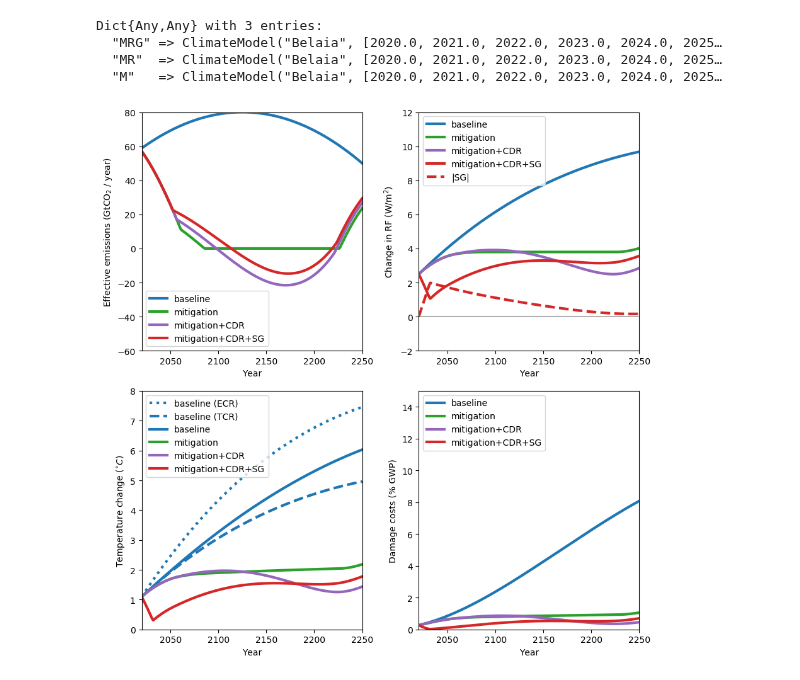
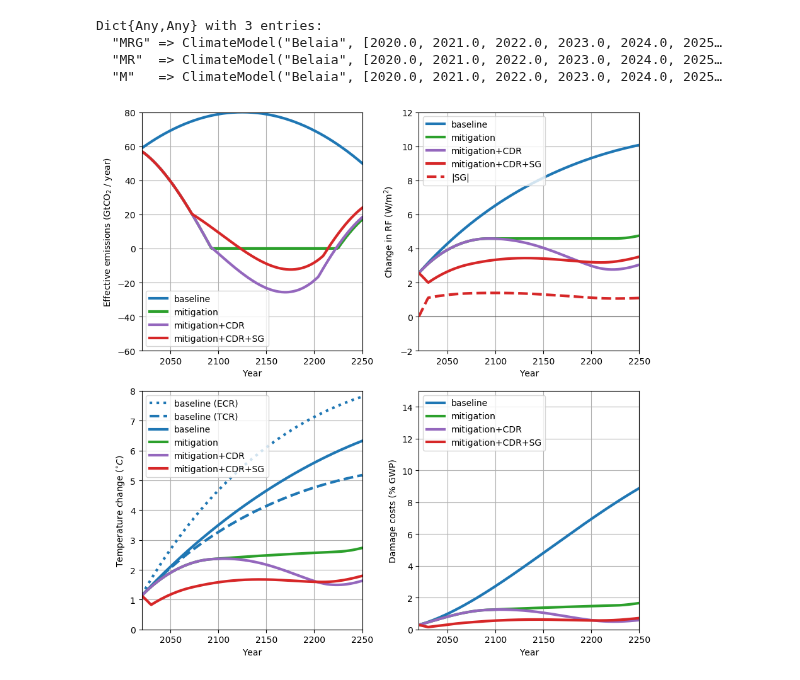
Before and after one commit to hdrake/OptimizeClimate, a Jupyter notebook: notebooks/R_replicate_Belaia.ipynb, the cells around one changed output. Cells and saved outputs as stored; diff of their text form; code cells hidden in the pictures.

```diff
--- a/notebooks/R_replicate_Belaia.ipynb
+++ b/notebooks/R_replicate_Belaia.ipynb
@@ -41,10 +41,14 @@ economics = Economics(
 # Arbitrary initial guess of climate control policies, to be optimized later!
 controls = init_zero_controls(t);
 
+physics = Physics()
+physics.r = 0.5
+
 mname = "Belaia"
 # Create instance of idealized integrated assessment climate model
-model = ClimateModel(mname, t, dt, 2020., economics, Physics(), deepcopy(controls),);
+model = ClimateModel(mname, t, dt, 2020., economics, physics, deepcopy(controls),);
 
 start_deployment=Dict("remove"=>2020., "mitigate"=>2020., "geoeng"=>2020., "adapt"=>2020.)
 cost_exponent = Dict("mitigate" => 2.8, "geoeng" => 2., "adapt" => 0., "remove" => 0.)
+maxslope = 1. /75.
 # %% [output]
@@ -73,24 +69,24 @@ This program contains Ipopt, a library for large-scale nonlinear optimization.
 # %% [markdown]
 ### Plotting the optimal solution state
 # %%
-model = ClimateModel(mname, t, dt, present_year, economics, Physics(), deepcopy(controls),);
+model = ClimateModel(mname, t, dt, present_year, economics, physics, deepcopy(controls),);
 optimize_controls!(
     model,
     obj_option = "net_benefit",
     max_deployment=Dict("remove"=>0., "mitigate"=>2., "geoeng"=>0., "adapt"=>0.),
     start_deployment=start_deployment,
-    maxslope = 1. /50.,
+    maxslope = maxslope,
     cost_exponent=cost_exponent
 );
 ensemble["MR"] = model;
 
-model = ClimateModel(mname, t, dt, present_year, economics, Physics(), deepcopy(controls),);
+model = ClimateModel(mname, t, dt, present_year, economics, physics, deepcopy(controls),);
 optimize_controls!(
     model,
     obj_option = "net_benefit",
     max_deployment=Dict("remove"=>0., "mitigate"=>2., "geoeng"=>1., "adapt"=>0.),
     start_deployment=start_deployment,
-    maxslope = 1. /50.,
+    maxslope = maxslope,
     cost_exponent=cost_exponent
 );
 ensemble["MRG"] = model;
@@ -117,6 +116,7 @@ ylim([-60,80])
 xlim([2020., 2250.])
 xlabel("Year")
 ylabel(L"Effective emissions (GtCO$_{2}$ / year)")
+grid(true)
 
 subplot(2,2,2)
 F0 = 2.5
@@ -131,32 +131,35 @@ ylim([-2,12])
 xlabel("Year")
 ylabel(L"Change in RF (W/m$^{2}$)")
 legend()
+grid(true)
 
 subplot(2,2,3)
 plot(model.domain, FCO₂_baseline(model)/(model.physics.B) .+ δT_init, "C0:", label="baseline (ECR)")
 plot(model.domain, FCO₂_baseline(model)/(model.physics.B + model.physics.κ) .+ δT_init, "C0--", label="baseline (TCR)")
 plot(model.domain, δT_baseline(ensemble["M"]), "C0", label="baseline")
 plot(model.domain, δT(ensemble["M"]), "C2", label="mitigation")
 plot(model.domain, δT(ensemble["MR"]), "C4", label="mitigation+CDR")
 plot(model.domain, δT(ensemble["MRG"]), "C3", label="mitigation+CDR+SG")
 xlabel("Year")
 ylabel(L"Temperature change ($^{\circ}C$)")
 ylim([0,8])
 xlim([2020., 2250.])
 legend()
+grid(true)
 
 subplot(2,2,4)
 plot(model.domain, damage_cost_baseline(ensemble["M"])./GWP(t)*100., "C0", label="baseline")
 plot(model.domain, damage_cost(ensemble["M"])./GWP(t)*100., "C2", label="mitigation")
 plot(model.domain, damage_cost(ensemble["MR"])./GWP(t)*100., "C4", label="mitigation+CDR")
 plot(model.domain, damage_cost(ensemble["MRG"])./GWP(t)*100., "C3", label="mitigation+CDR+SG")
 xlabel("Year")
 ylabel("Damage costs (% GWP)")
 xlim([2020., 2250.])
 ylim([0., 15.])
+grid(true)
 legend(loc="upper left")
 tight_layout()
 
 savefig("../figures/replicate_Belaia.png", dpi=150, bbox_inches="tight")
 # %% [output]
-[figure, old version]
+[figure, new version]
```
Also changed, not shown: parts of 3 cells of this notebook, 17 other files.
